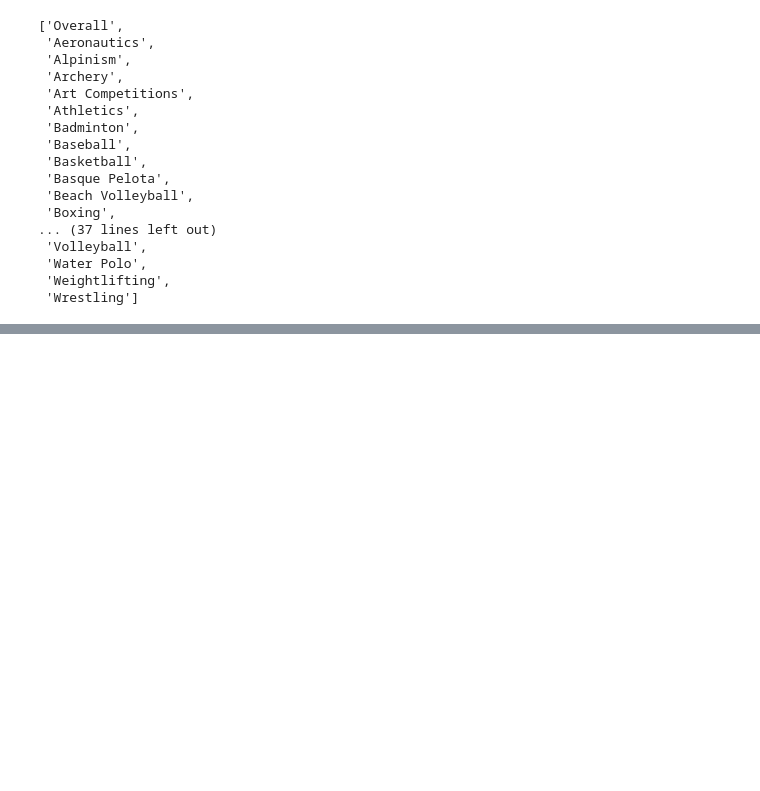
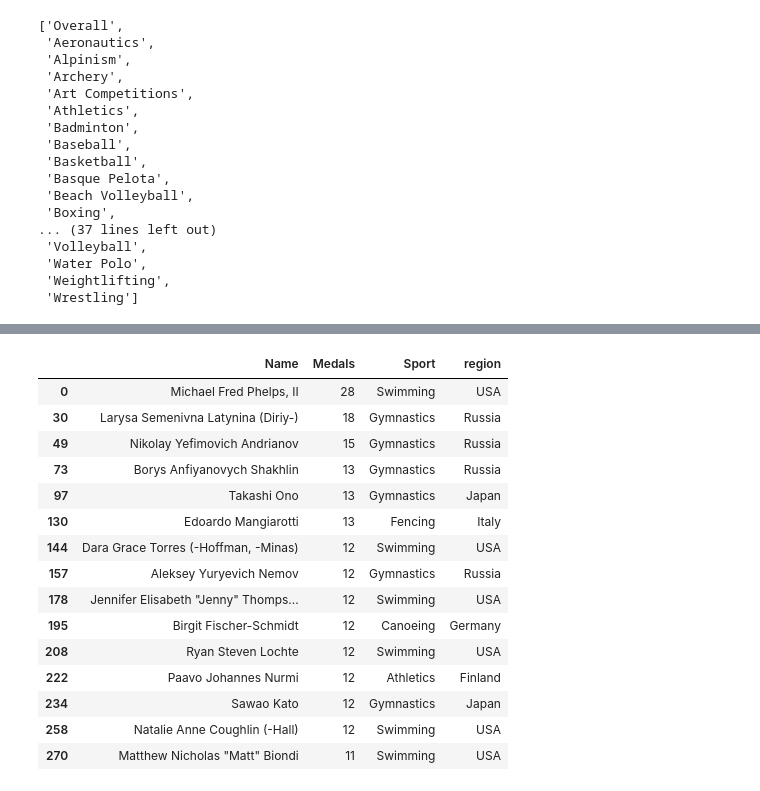
Before and after one commit to PiyushLuitel-07/Olympics-Data-Analysis, a Jupyter notebook: analysis.ipynb, the cells around one changed output, grey strips where cells are left out. Drawn from its saved outputs; the diff is of its cells as text; code cells hidden in the pictures; blank space fills up the shorter version.

```diff
--- a/analysis.ipynb
+++ b/analysis.ipynb
@@ -423,0 +525,33 @@ sport_list
+# %%
+def most_successful(df, sport):
+    temp_df = df.dropna(subset=['Medal'])
+
+    if sport != 'Overall':
+        temp_df = temp_df[temp_df['Sport'] == sport]
+
+    x = temp_df['Name'].value_counts().reset_index().head(15)
+    x['count'] = x['count'].astype('object')
+    result = x.merge(df, left_on='Name', right_on='Name', how='left')[
+        ['Name', 'count', 'Sport', 'region']].drop_duplicates('Name')
+    # result['count']=result['count'].astype('int')
+    result.rename(columns={'count': 'Medals'}, inplace=True)
+    return result
+# %%
+most_successful(df,'Overall')
+# %% [output]
+|  | Name | Medals | Sport | region |
+| 0 | Michael Fred Phelps, II | 28 | Swimming | USA |
+| 30 | Larysa Semenivna Latynina (Diriy-) | 18 | Gymnastics | Russia |
+| 49 | Nikolay Yefimovich Andrianov | 15 | Gymnastics | Russia |
+| 73 | Borys Anfiyanovych Shakhlin | 13 | Gymnastics | Russia |
+| 97 | Takashi Ono | 13 | Gymnastics | Japan |
+| 130 | Edoardo Mangiarotti | 13 | Fencing | Italy |
+| 144 | Dara Grace Torres (-Hoffman, -Minas) | 12 | Swimming | USA |
+| 157 | Aleksey Yuryevich Nemov | 12 | Gymnastics | Russia |
+| 178 | Jennifer Elisabeth "Jenny" Thomps... | 12 | Swimming | USA |
+| 195 | Birgit Fischer-Schmidt | 12 | Canoeing | Germany |
+| 208 | Ryan Steven Lochte | 12 | Swimming | USA |
+| 222 | Paavo Johannes Nurmi | 12 | Athletics | Finland |
+| 234 | Sawao Kato | 12 | Gymnastics | Japan |
+| 258 | Natalie Anne Coughlin (-Hall) | 12 | Swimming | USA |
+| 270 | Matthew Nicholas "Matt" Biondi | 11 | Swimming | USA |
```
Also changed, not shown: parts of 11 cells of this notebook.
